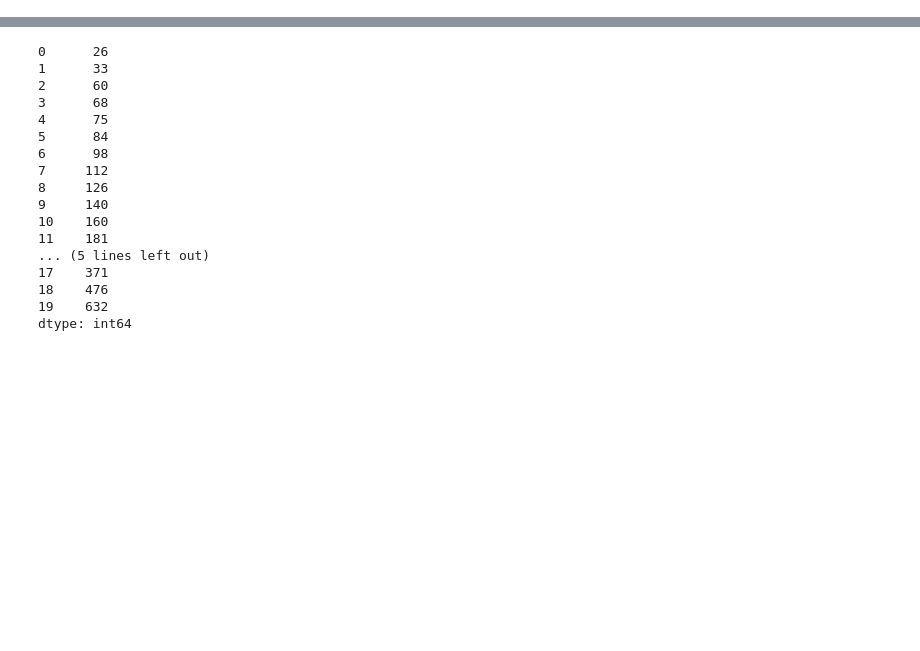
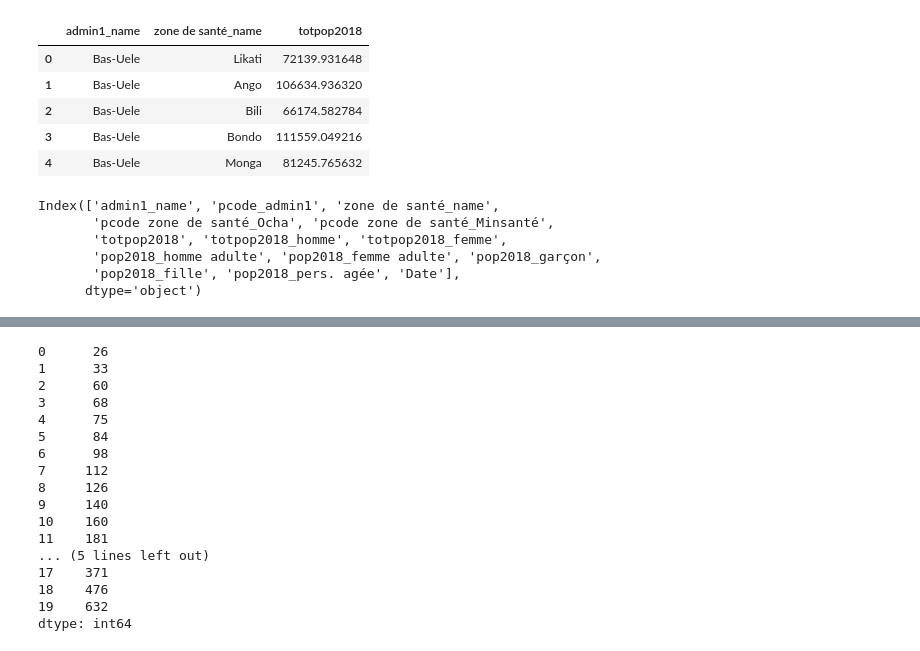
Before and after one commit to NSSAC/DRC_Ebola_2018, a Jupyter notebook: notebooks/DRC_NK_grav_patchsim.ipynb, the cells around one changed output, grey strips where cells are left out. Drawn from its saved outputs; the diff is of its cells as text; code cells hidden in the pictures; blank space fills up the shorter version.

Commit message:
Adding Alexs OD Matrix v3, and updated pop

```diff
--- a/notebooks/DRC_NK_grav_patchsim.ipynb
+++ b/notebooks/DRC_NK_grav_patchsim.ipynb
@@ -17,3 +17,31 @@ sys.path.append('/Users/brylew/NSSACgit/PatchSim')
 import patchsim as sim
 import matplotlib.pyplot as plt
 %matplotlib inline
+# %%
+# ## Note that the v2 OD_Matrix has both src-dest and dest-src travel times.
+# ## Note: v3 of OD_Matrix drops populations, so merged from updated pops found on HDX (see data readme)
+od_matrix = pd.read_csv('../data/pop_travel/OD_Matrix_v3_withPOE.csv')
+pop_update = pd.read_excel('../data/patchsim/cod_pop_20180611.xlsx',sheet_name='Pop_2018',skiprows=2,
+                           names=['admin1_name', 'pcode_admin1', 'zone de santé_name','pcode zone de santé_Ocha',
+                                  'pcode zone de santé_Minsanté','totpop2018', 'totpop2018_homme', 'totpop2018_femme',
+                                  'pop2018_homme adulte', 'pop2018_femme adulte', 'pop2018_garçon','pop2018_fille',
+                                  'pop2018_pers. agée', 'Date'])
+pop_update.drop(['pcode_admin1', 'pcode zone de santé_Ocha', 'pcode zone de santé_Minsanté', 'totpop2018_homme', 'totpop2018_femme','pop2018_homme adulte', 'pop2018_femme adulte', 'pop2018_garçon','pop2018_fille', 'pop2018_pers. agée', 'Date'],
+                axis=1,inplace=True)
+pop_update.head()
+# %% [output]
+|  | admin1_name | zone de santé_name | totpop2018 |
+| 0 | Bas-Uele | Likati | 72139.931648 |
+| 1 | Bas-Uele | Ango | 106634.936320 |
+| 2 | Bas-Uele | Bili | 66174.582784 |
+| 3 | Bas-Uele | Bondo | 111559.049216 |
+| 4 | Bas-Uele | Monga | 81245.765632 |
+# %%
+pop_update.columns
+# %% [output]
+Index(['admin1_name', 'pcode_admin1', 'zone de santé_name',
+       'pcode zone de santé_Ocha', 'pcode zone de santé_Minsanté',
+       'totpop2018', 'totpop2018_homme', 'totpop2018_femme',
+       'pop2018_homme adulte', 'pop2018_femme adulte', 'pop2018_garçon',
+       'pop2018_fille', 'pop2018_pers. agée', 'Date'],
+      dtype='object')
```
Also changed, not shown: parts of 2 cells of this notebook, 4 other files.
